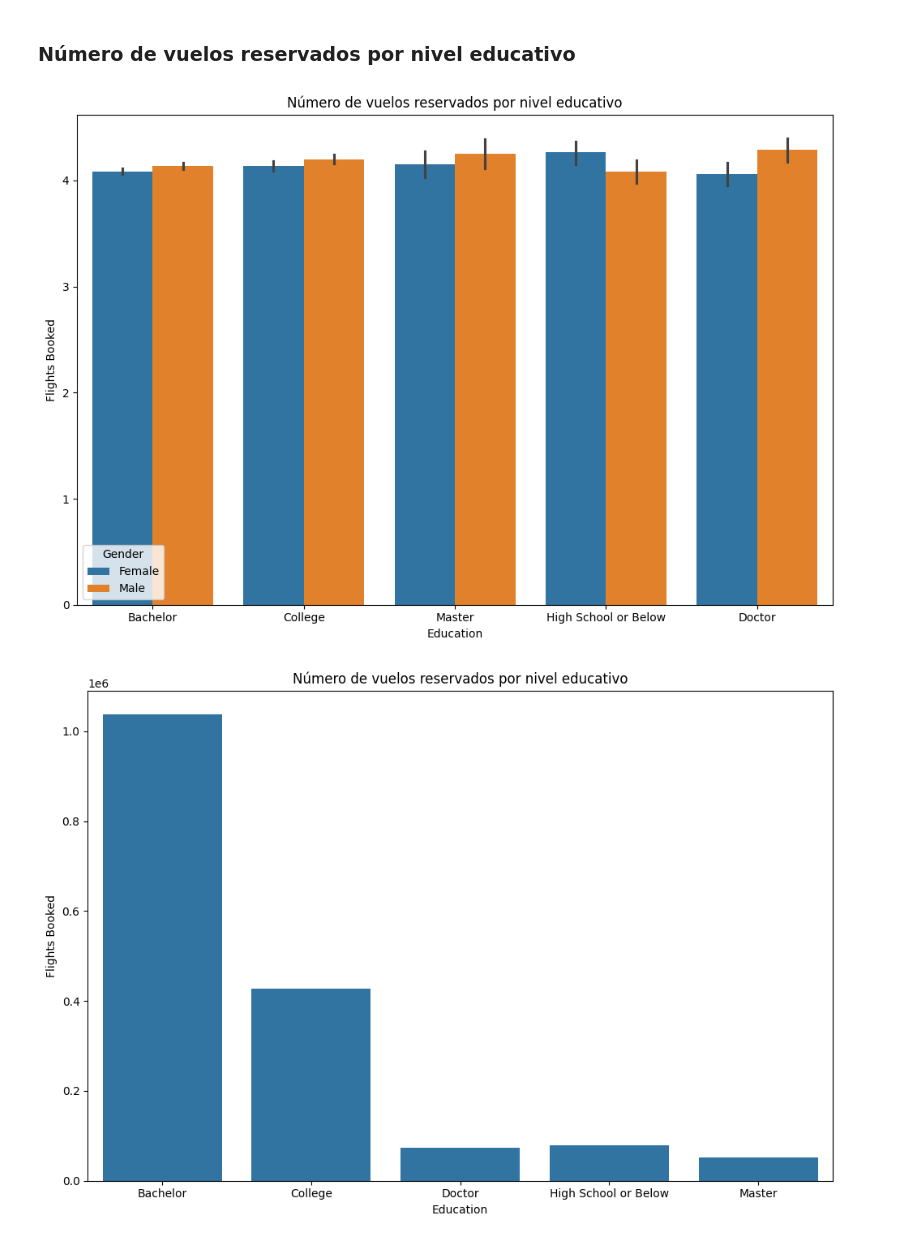
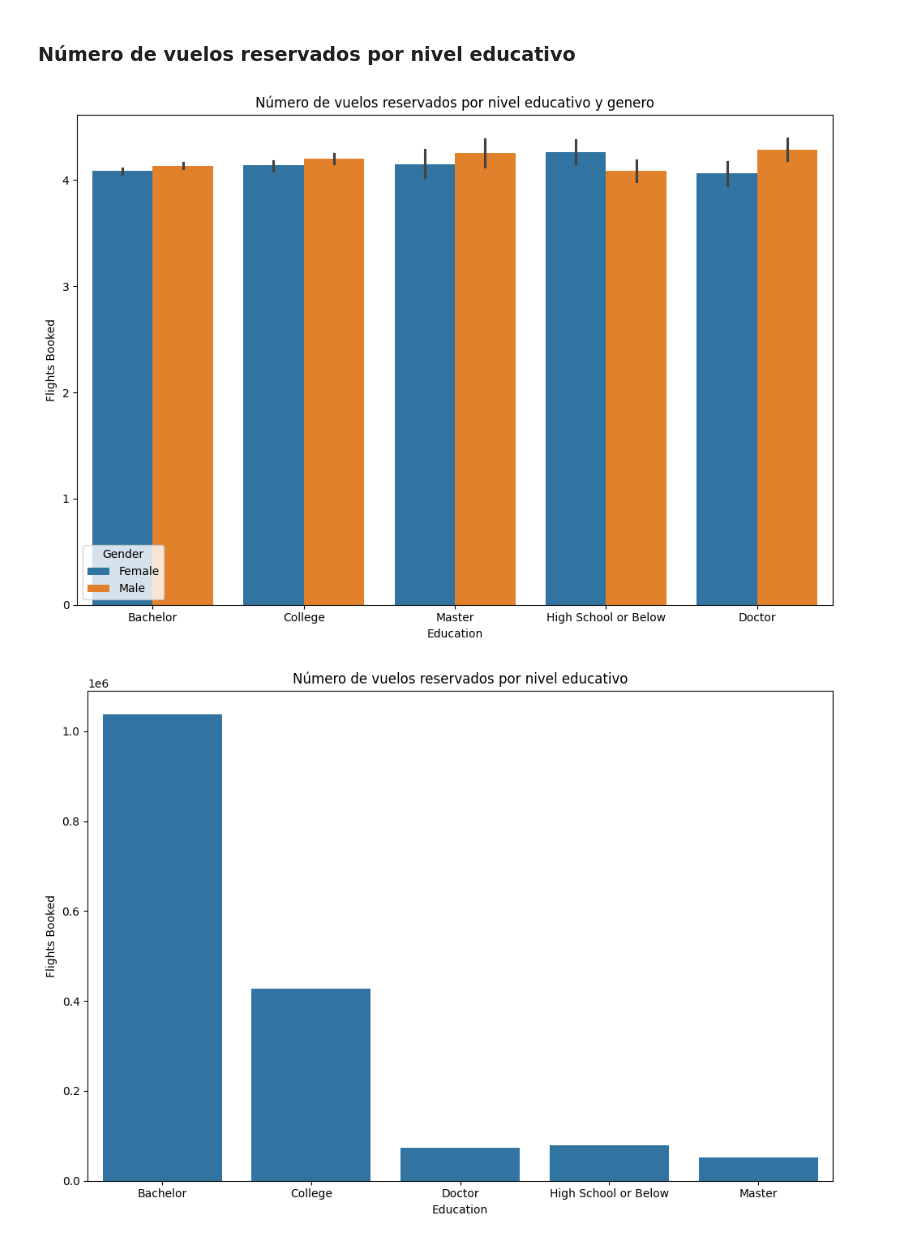
Before and after one commit to apelsito/laboratorio-modulo6-leccion04-1-ab-testing-no-param, a Jupyter notebook: laboratorio-modulo6-leccion04-1-ab-testing-no-param.ipynb, the cells around one changed output. Saved outputs shown, nothing was run; the diff lists cells and outputs as text; code cells hidden in the pictures.

```diff
--- a/laboratorio-modulo6-leccion04-1-ab-testing-no-param.ipynb
+++ b/laboratorio-modulo6-leccion04-1-ab-testing-no-param.ipynb
@@ -248,10 +248,10 @@ Veamos su distribución
 # %%
 plt.figure(figsize=(10,7))
 sns.barplot(x="Education",y="Flights Booked",hue="Gender",data=df)
-plt.title("Número de vuelos reservados por nivel educativo")
+plt.title("Número de vuelos reservados por nivel educativo y genero")
 plt.tight_layout()
 # %% [output]
-[figure, old version]
+[figure, new version]
 # %%
 datos = df.groupby("Education")["Flights Booked"].sum().reset_index()
 plt.figure(figsize=(10,7))
```
Also changed, not shown: parts of 7 cells of this notebook.
